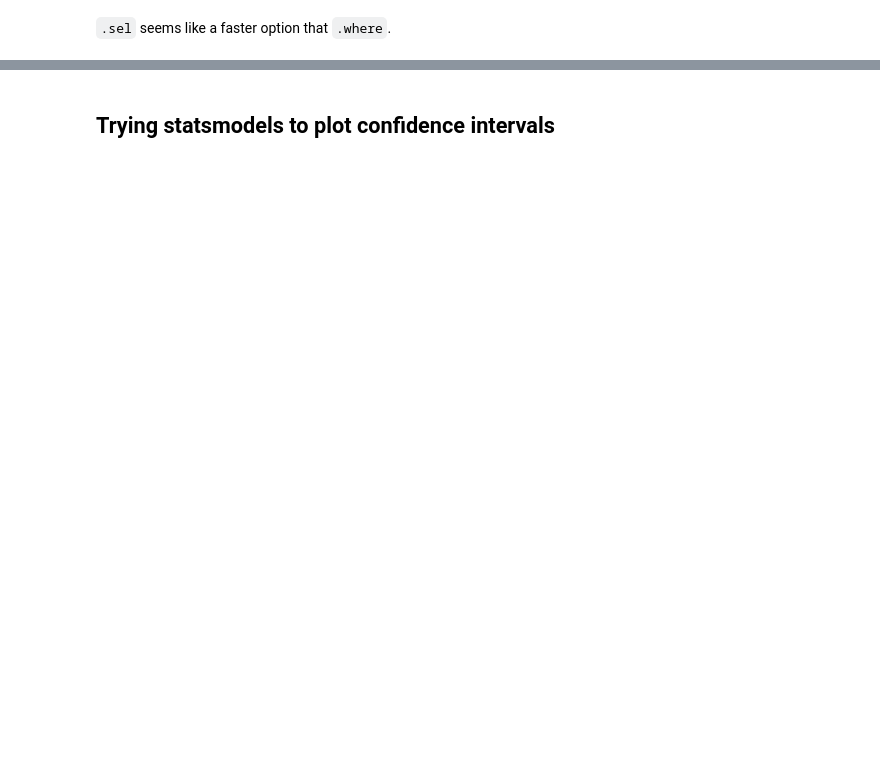
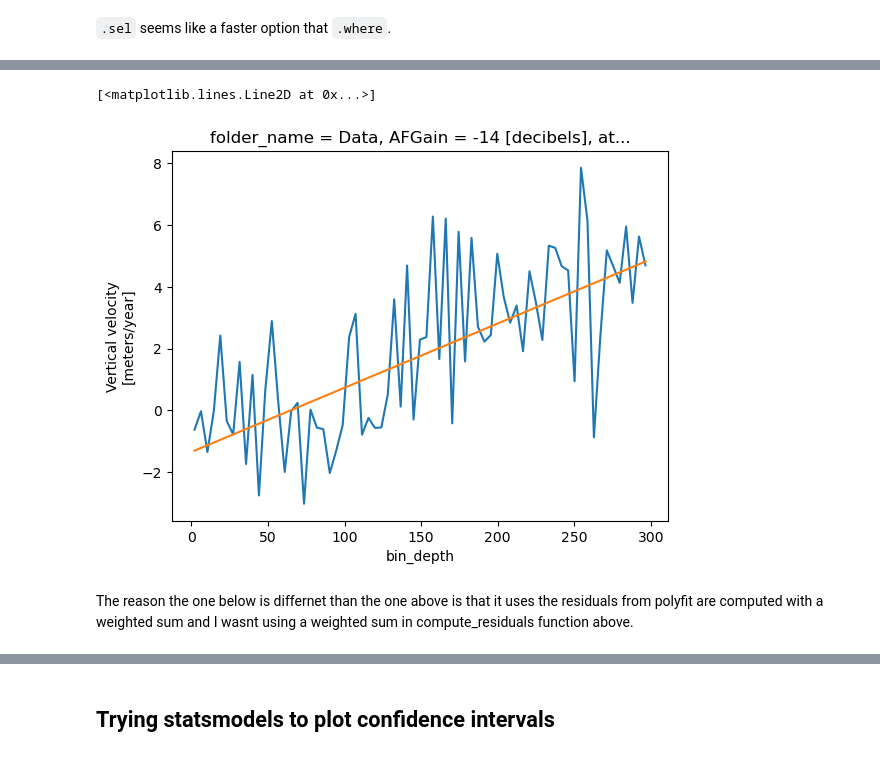
Before and after one commit to ldeo-glaciology/xapres, a Jupyter notebook: notebooks/test_notes/strain_rate_fit_uncertainties.ipynb, the cells around one changed output, grey strips where cells are left out. Saved outputs shown, nothing was run; the diff lists cells and outputs as text; code cells hidden in the pictures; blank space fills up the shorter version.

Commit message:
make more progress on weighted sum calcs
Weighted sum calculation is working as expected,, just need to make sure we are computing the residuals properly

```diff
--- a/notebooks/test_notes/strain_rate_fit_uncertainties.ipynb
+++ b/notebooks/test_notes/strain_rate_fit_uncertainties.ipynb
@@ -519,2 +528,3 @@ polyfit(w1).parameter_uncertainty.sel(degree=0).item()
 # %%
 from_utils = stacked.profile.displacement_timeseries(max_depth_for_ezz_fit = 300, offset = 6)
+from_utils_1 = stacked.profile.displacement_timeseries(max_depth_for_ezz_fit = 300, offset = 6).isel(attenuator_setting_pair=1, time=60).sel(bin_depth=slice(0, 300))
@@ -537,4 +530,0 @@ Attributes:
-# %%
-one_w = w.isel(attenuator_setting_pair=1, time=60).sel(bin_depth=slice(0, 300))
-
-polyfit(one_w, cov = 'unscaled')
@@ -605,0 +582,9 @@ abs_weights
+# %%
+one_w.velocity.plot()
+#plt.plot(one_w.bin_depth, np.polyval(polyfit(one_w).parameters.values, one_w.bin_depth), label='fit')
+plt.plot(from_utils_1.bin_depth, from_utils_1.strain_rate * from_utils_1.bin_depth + from_utils_1.surface_intercept, label='fit')
+# %% [output]
+[<matplotlib.lines.Line2D at 0x...>]
+[figure, added]
+# %% [markdown]
+The reason the one below is differnet than the one above is that it uses the residuals from polyfit are computed with a weighted sum and I wasnt using a weighted sum in compute_residuals function above.
```
Also changed, not shown: parts of 31 cells of this notebook, 2 other files.
